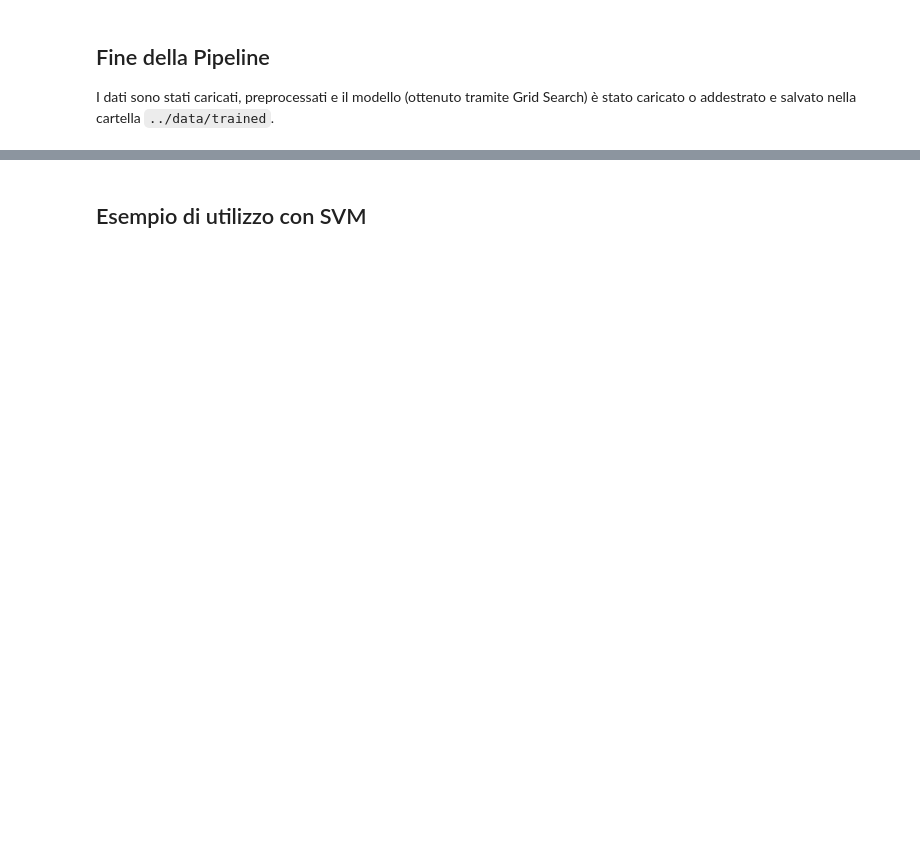
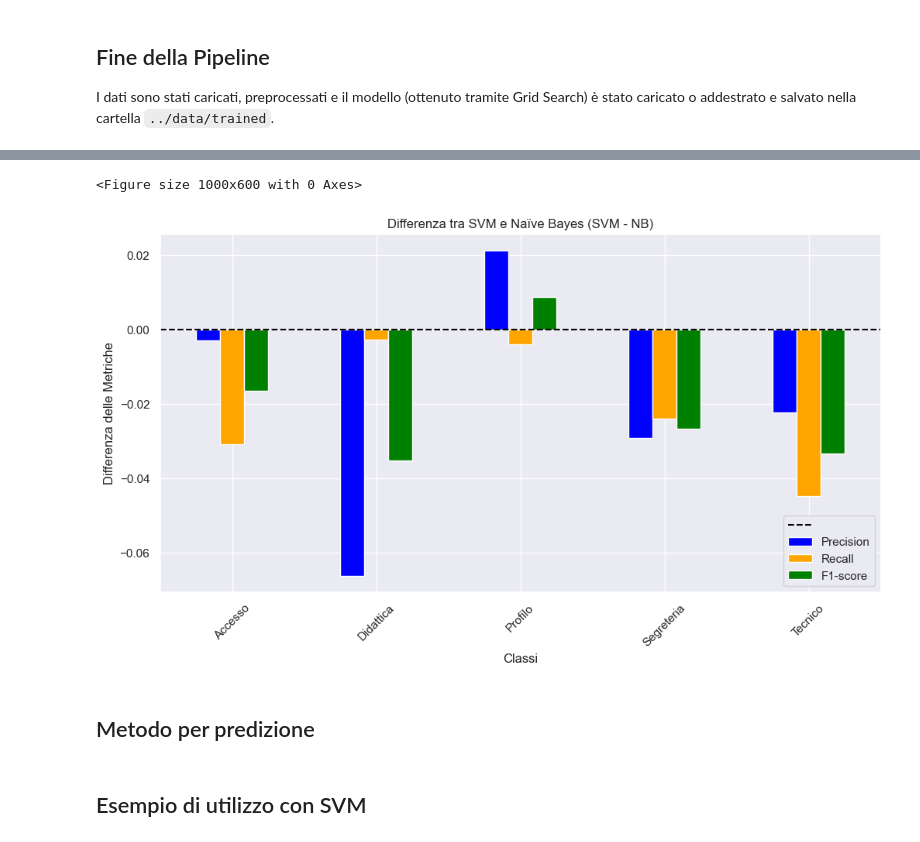
Before and after one commit to mariocosenza/astromark-ai, a Jupyter notebook: notebook/ticket_notebook.ipynb, the cells around one changed output, grey strips where cells are left out. Drawn from its saved outputs; the diff is of its cells as text; code cells hidden in the pictures; blank space fills up the shorter version.

```diff
--- a/notebook/ticket_notebook.ipynb
+++ b/notebook/ticket_notebook.ipynb
@@ -126,3 +261,25 @@ I dati sono stati caricati, preprocessati e il modello (ottenuto tramite Grid Se
+# %%
+# Calcolare la differenza (SVM - Naïve Bayes)
+diff_metrics = svm_metrics - nb_metrics
+
+# Creare il grafico delle differenze
+plt.figure(figsize=(10, 6))
+diff_metrics.plot(kind="bar", figsize=(12, 6), color=["blue", "orange", "green"])
+
+plt.axhline(0, color="black", linestyle="--")  # Linea di riferimento a zero
+plt.title("Differenza tra SVM e Naïve Bayes (SVM - NB)")
+plt.xlabel("Classi")
+plt.ylabel("Differenza delle Metriche")
+plt.legend(["", "Precision", "Recall", "F1-score"], loc="lower right")
+plt.xticks(rotation=45)
+  # Le metriche vanno da -1 a 1
+
+plt.show()
+# %% [output]
+<Figure size 1000x600 with 0 Axes>
+[figure, added]
+# %% [markdown]
+## Metodo per predizione
 # %%
 # Esempio: Funzione per il Ticket Service
 def ticket_service(title, message, classifier_type):
```
Also changed, not shown: parts of 8 cells of this notebook, 2 other files.
